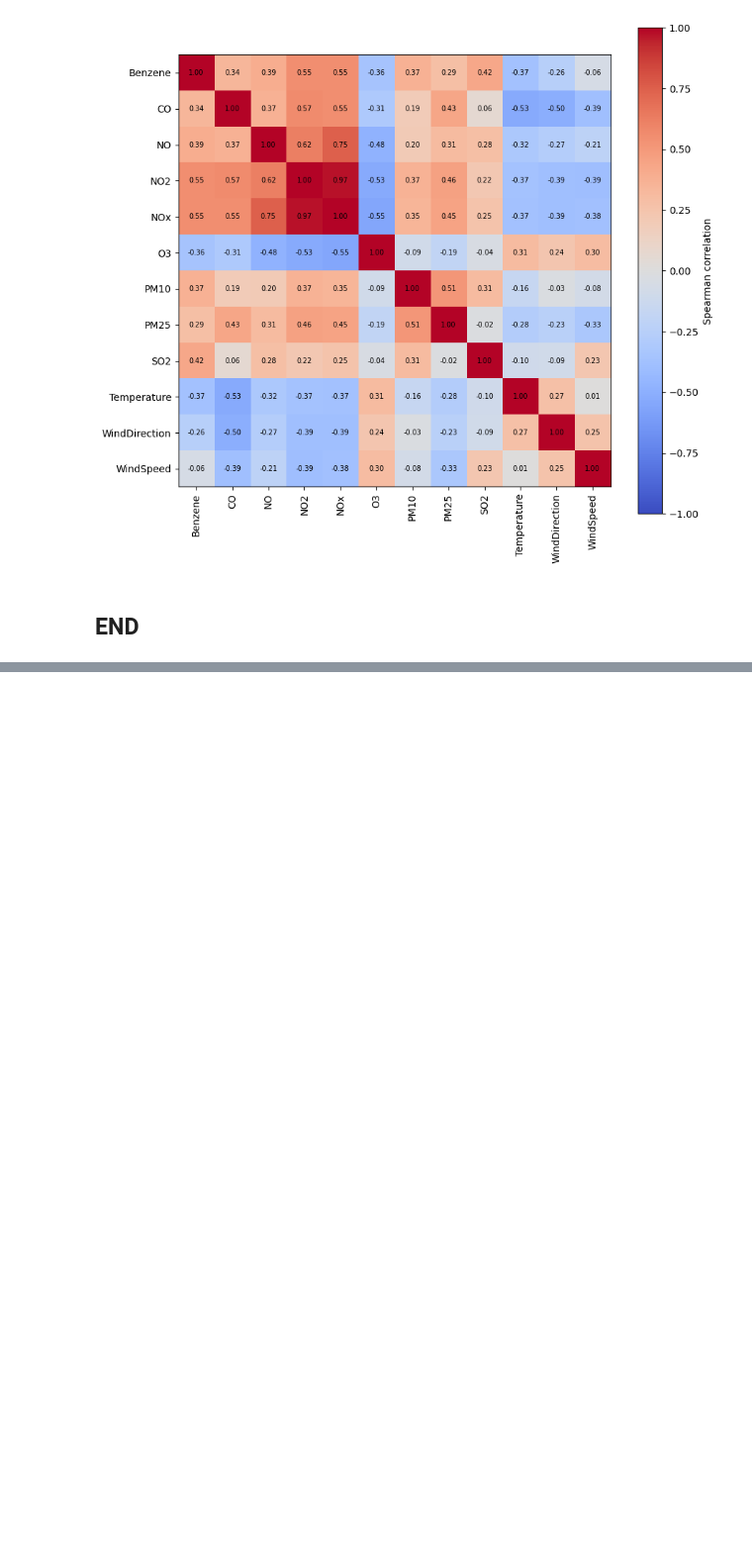
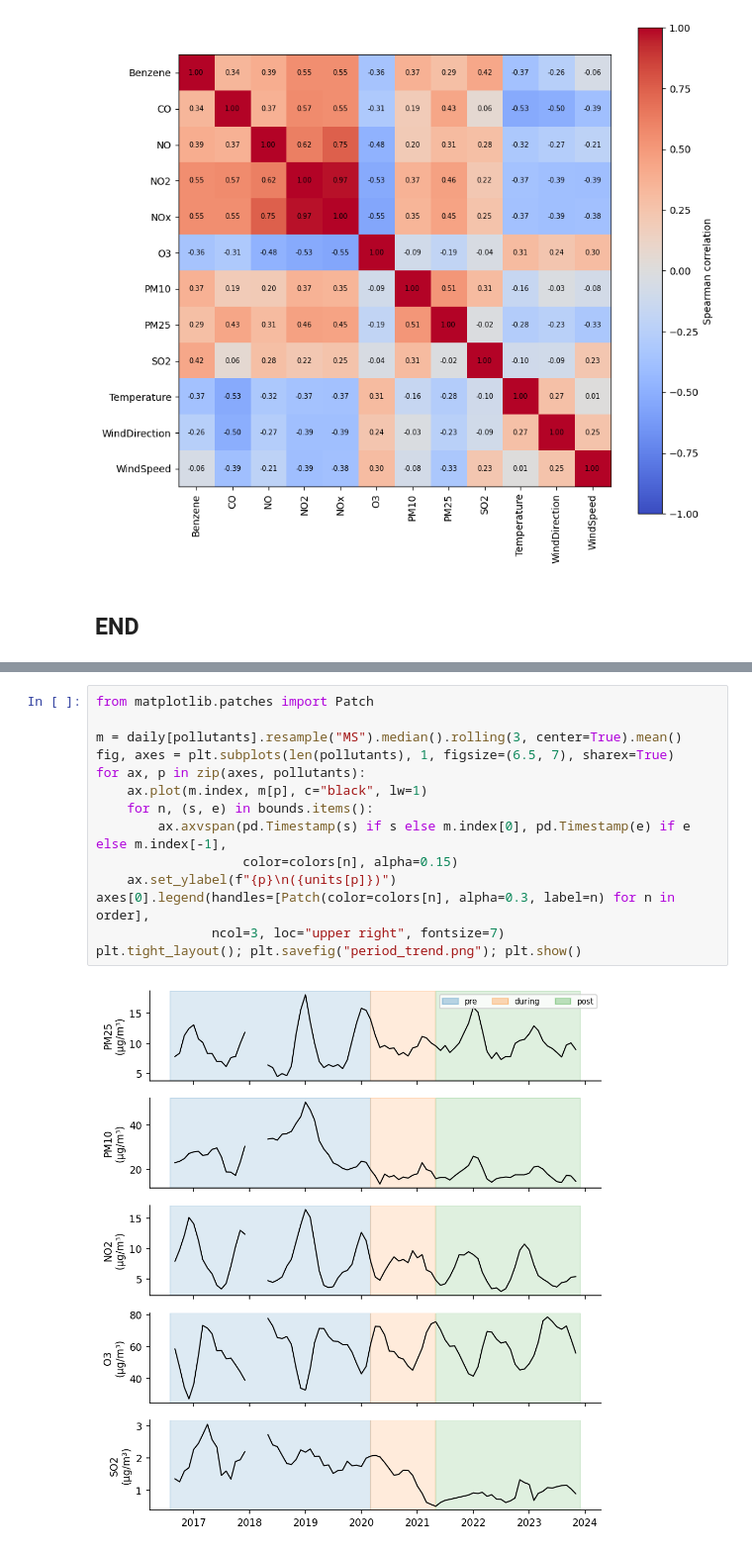
Before and after one commit to DuongAnhTran/AQI-Data-Analysis-Honours-Project, a Jupyter notebook: Dataset Characteristic (gafanha)/Characteristic.ipynb, the cells around one changed output, grey strips where cells are left out. Shown at 99% size. Saved outputs shown, nothing was run; the diff lists cells and outputs as text; blank space fills up the shorter version.

Commit message:
Dataset characteristic and finding 1 (change in trend)

```diff
--- a/Dataset Characteristic (gafanha)/Characteristic.ipynb
+++ b/Dataset Characteristic (gafanha)/Characteristic.ipynb
@@ -161,0 +249,16 @@ plt.show()
+# %%
+from matplotlib.patches import Patch
+
+m = daily[pollutants].resample("MS").median().rolling(3, center=True).mean()
+fig, axes = plt.subplots(len(pollutants), 1, figsize=(6.5, 7), sharex=True)
+for ax, p in zip(axes, pollutants):
+    ax.plot(m.index, m[p], c="black", lw=1)
+    for n, (s, e) in bounds.items():
+        ax.axvspan(pd.Timestamp(s) if s else m.index[0], pd.Timestamp(e) if e else m.index[-1],
+                   color=colors[n], alpha=0.15)
+    ax.set_ylabel(f"{p}\n({units[p]})")
+axes[0].legend(handles=[Patch(color=colors[n], alpha=0.3, label=n) for n in order],
+               ncol=3, loc="upper right", fontsize=7)
+plt.tight_layout(); plt.savefig("period_trend.png"); plt.show()
+# %% [output]
+[figure, added]
```
Also changed, not shown: parts of 17 cells of this notebook, 7 other files.
